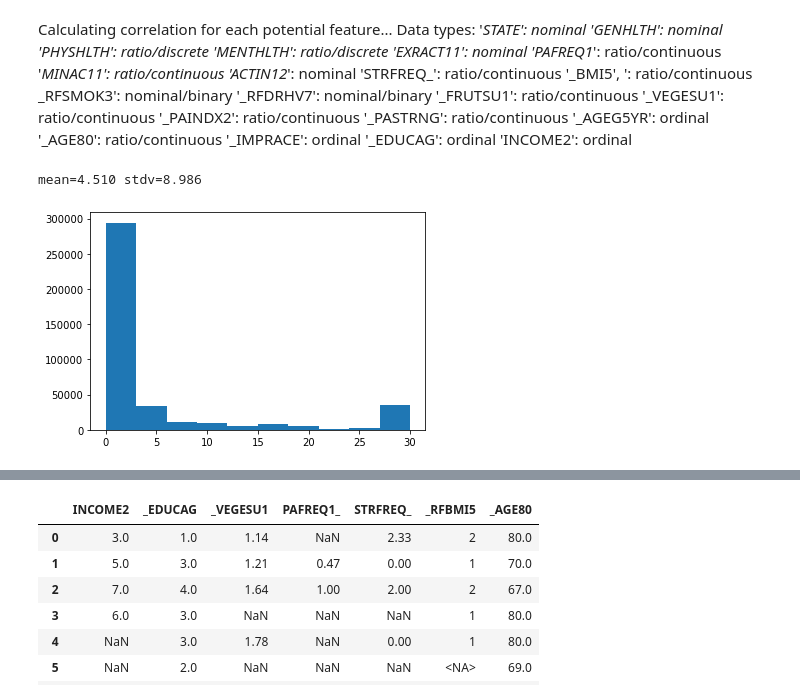
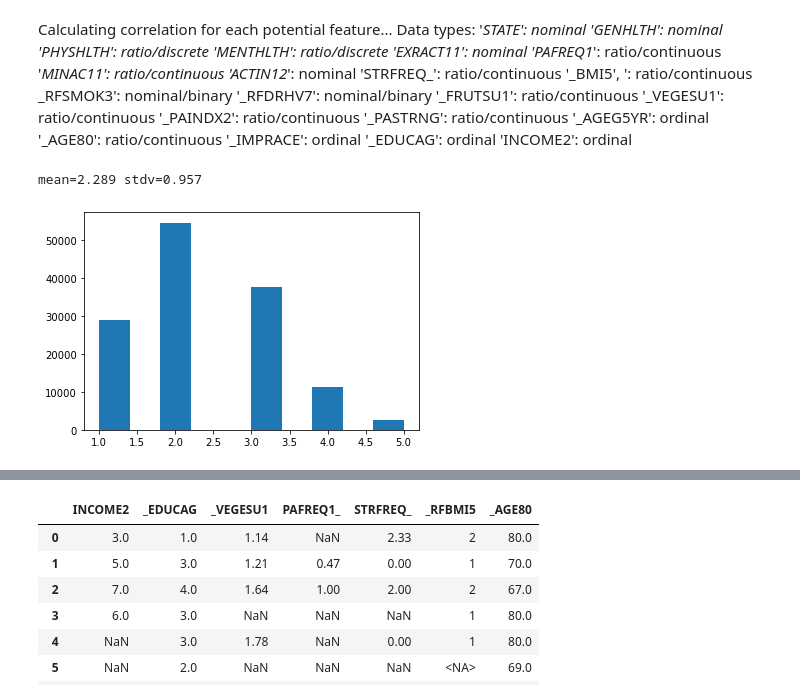
Before and after one commit to EMarksCyr/Final_Project_Health_Outcome_Prediction, a Jupyter notebook: analysis/ordinal_logistic_regression.ipynb, the cells around one changed output, grey strips where cells are left out. Cells and saved outputs as stored; diff of their text form; code cells hidden in the pictures.

```diff
--- a/analysis/ordinal_logistic_regression.ipynb
+++ b/analysis/ordinal_logistic_regression.ipynb
@@ -16,7 +16,7 @@ from sklearn.model_selection import train_test_split, GridSearchCV
 # %%
 #using uncleaned csv before any values were changed to string, looking back it would have been good to save a cleaned numerical version for ml
 
-health_behaviour_df = pd.read_csv('Data/uncleaned_health_behaviour.csv')
+health_behaviour_df = pd.read_csv('Data/post_feat_analysis_health_behaviour.csv')
 # %%
 #Select features that looked like they influenced health in exploration
 #General health was ordinal but mental health and physical health are days/month of good health
@@ -61,6 +65,3 @@ health_behaviour_df.loc[health_behaviour_df.GENHLTH == 9, "GENHLTH"] = np.NaN
-# %%
-health_behaviour_df.GENHLTH = pd.to_numeric(health_behaviour_df.GENHLTH).astype('Int32')
-health_behaviour_df._RFBMI5 = pd.to_numeric(health_behaviour_df._RFBMI5).astype('Int32')
 # %% [markdown]
 ## Feature Selection
 # %% [markdown]
@@ -90,14 +91,14 @@ _RFSMOK3': nominal/binary
 # %%
 from numpy import mean
 from numpy import std
 
 #test distribution of ratio variables
-phys_health = health_behaviour_df['PHYSHLTH'].dropna().values.tolist()
-print('mean=%.3f stdv=%.3f' % (mean(phys_health), std(phys_health)))
+gen_health = health_behaviour_df['GENHLTH'].dropna().values.tolist()
+print('mean=%.3f stdv=%.3f' % (mean(gen_health), std(gen_health)))
 
 from matplotlib import pyplot
-pyplot.hist(phys_health)
+pyplot.hist(gen_health)
 pyplot.show()
 # %% [output]
-mean=4.510 stdv=8.986
+mean=2.289 stdv=0.957
-[figure, old version]
+[figure, new version]
```
Also changed, not shown: parts of 31 cells of this notebook, 7 other files.
